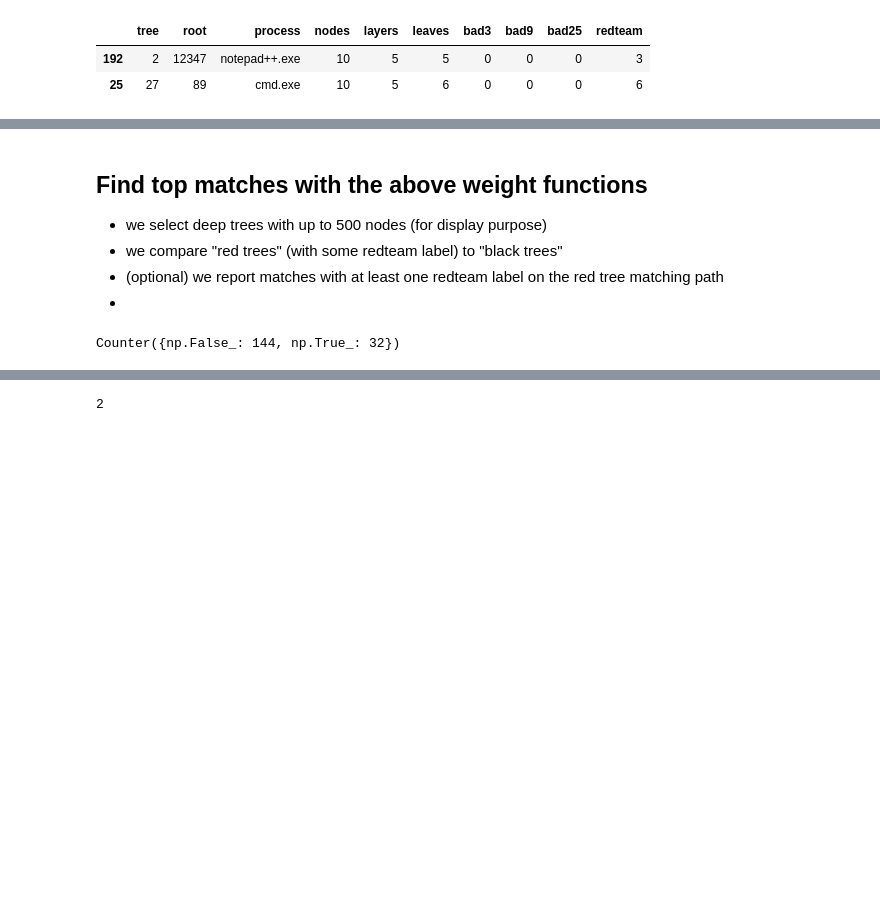
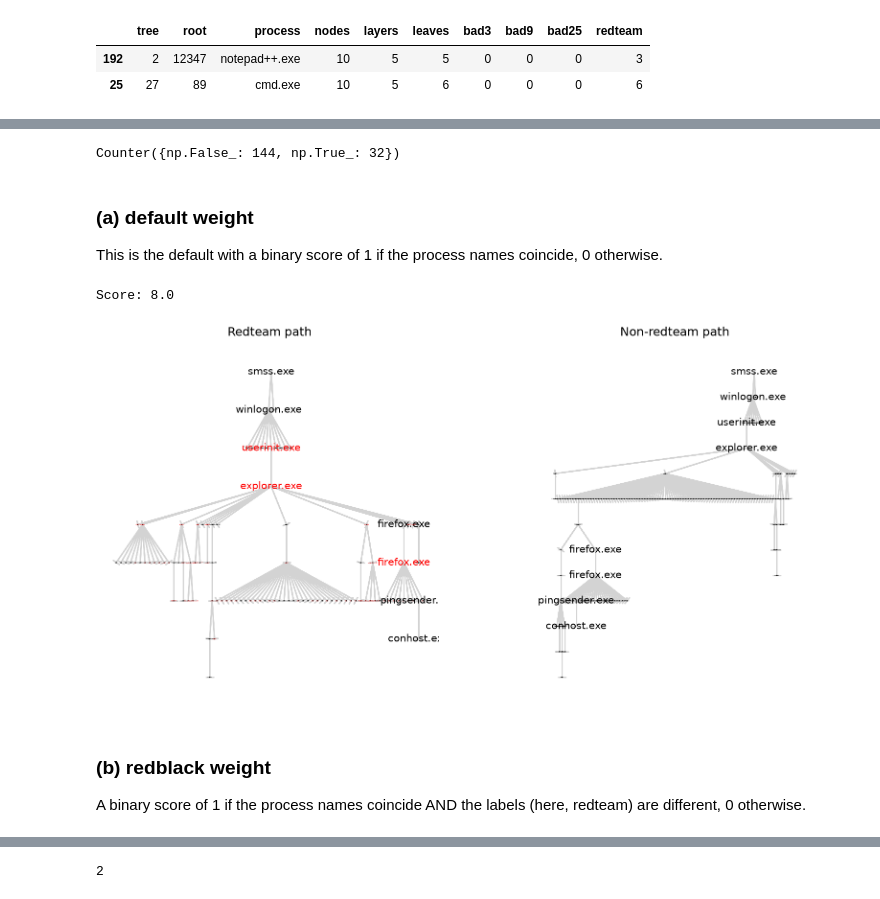
Before and after one commit to ftheberge/Matching_Experiments, a Jupyter notebook: ACME4/process_trees_scoring.ipynb, the cells around one changed output, grey strips where cells are left out. Cells and saved outputs as stored; diff of their text form; code cells hidden in the pictures; blank space fills up the shorter version.

```diff
--- a/ACME4/process_trees_scoring.ipynb
+++ b/ACME4/process_trees_scoring.ipynb
@@ -155,20 +139,40 @@ w_invfreq = partial(_if, _process=dct_processname, _freq=dct_invfreq)
-# %% [markdown]
-## Find top matches with the above weight functions
-
-* we select deep trees with up to 500 nodes (for display purpose)
-* we compare "red trees" (with some redteam label) to "black trees"
-* (optional) we report matches with at least one redteam label on the red tree matching path
-*
 # %%
 ## extract the subtrees
 _df = df_trees[ (df_trees.layers>=7) & (df_trees.nodes<=500) ]
 _trees = _df.tree.tolist()
 _roots = _df.root.tolist()
-_label = np.array(_df.redteam>0)
+TreeData_label = np.array(_df.redteam>0)
 TreeData = []
 for (t,r) in zip(_trees,_roots):
     sg = acme_get_bfs_subtree(Trees, t, r)
     TreeData.append(igio.igraph_to_treedata(sg, phi_name='uid'))
-Counter(_label)
+Counter(TreeData_label)
 # %% [output]
 Counter({np.False_: 144, np.True_: 32})
+# %% [markdown]
+### (a) default weight
+
+This is the default with a binary score of 1 if the process names coincide, 0 otherwise.
+# %%
+## default weights
+def _def(a, b, _process):
+    return int(_process[a]==_process[b])
+weight = partial(_def, _process=dct_processname)
+
+best_pair = run_redblack_match(TreeData, TreeData_label, weight, dct_label, min_red_nodes=1)
+# %%
+## plot best result
+sg_red = acme_get_bfs_subtree(Trees, _trees[best_pair[0]], _roots[best_pair[0]])
+sg_black = acme_get_bfs_subtree(Trees, _trees[best_pair[1]], _roots[best_pair[1]])
+_sg_red = igio.igraph_to_treedata(sg_red, phi_name='uid')
+_sg_black = igio.igraph_to_treedata(sg_black, phi_name='uid')
+match = nwt.align_trees_algorithm1(_sg_red, _sg_black, w=weight)
+plot_path((sg_red,sg_black), match.path_internal, margin=(0,.14))
+print('Score:',match.score)
+# %% [output]
+Score: 8.0
+[figure, added]
+# %% [markdown]
+### (b) redblack weight
+
+A binary score of 1 if the process names coincide AND the labels (here, redteam) are different, 0 otherwise.
```
Also changed, not shown: parts of 25 cells of this notebook, 1 other file.
